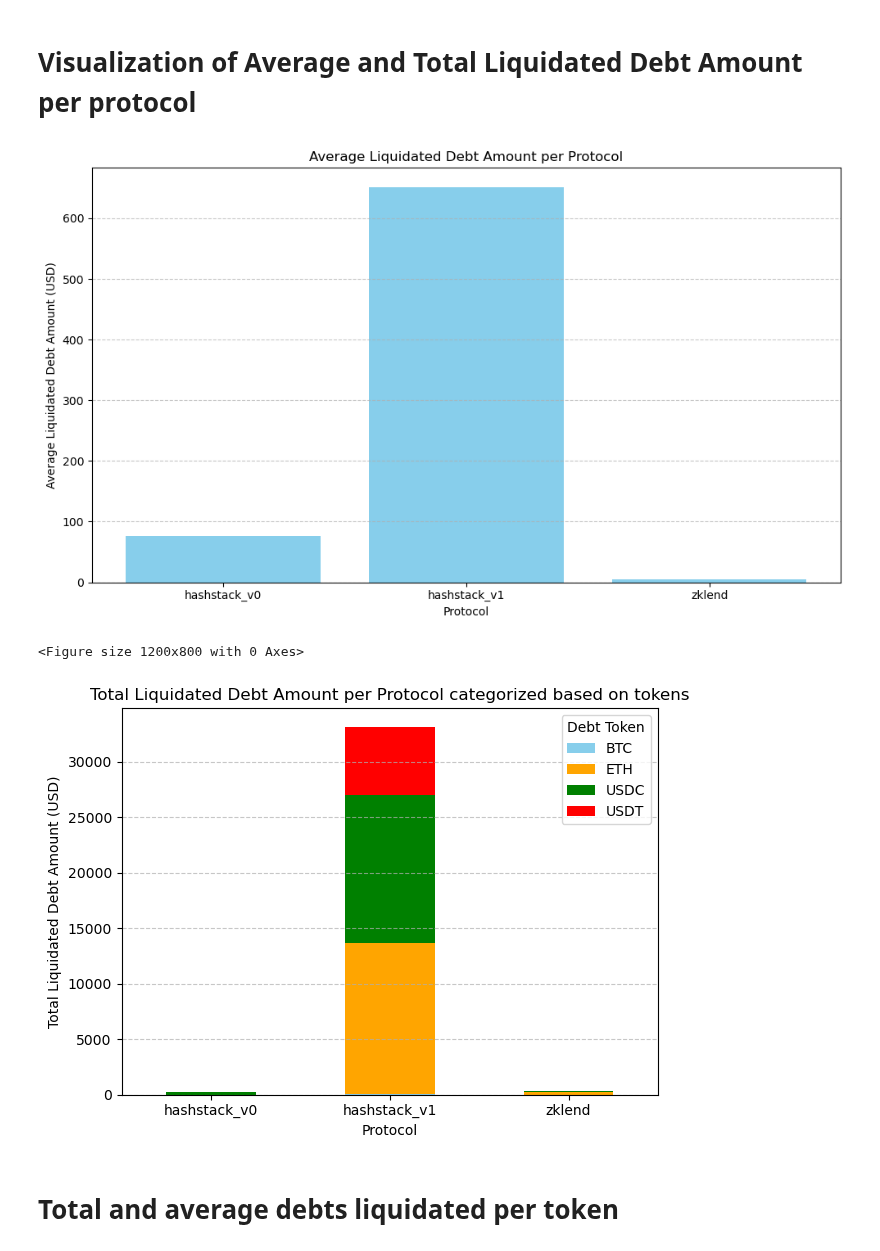
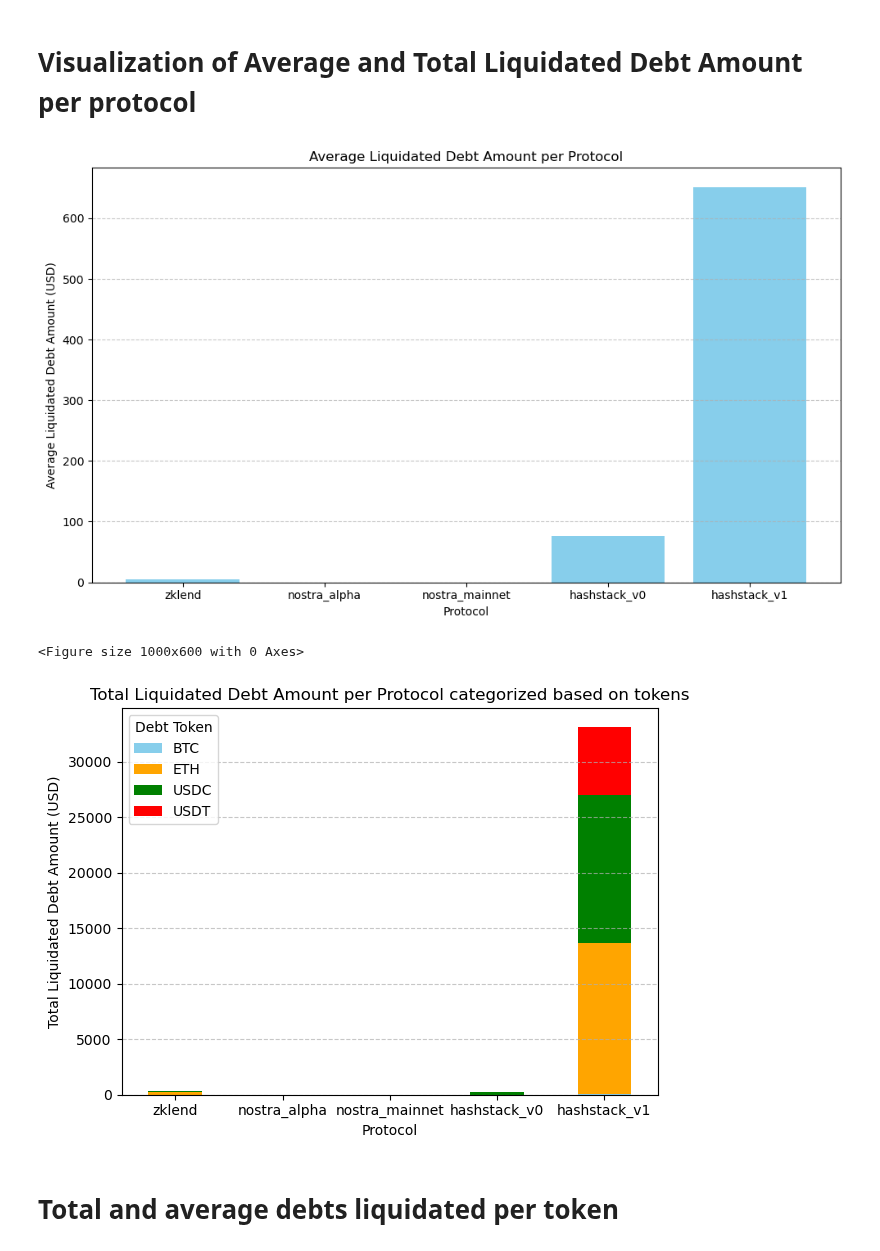
Before and after one commit to CarmineOptions/derisk-research, a Jupyter notebook: notebooks/Liquidators_data.ipynb, the cells around one changed output. Saved outputs shown, nothing was run; the diff lists cells and outputs as text; code cells hidden in the pictures.

```diff
--- a/notebooks/Liquidators_data.ipynb
+++ b/notebooks/Liquidators_data.ipynb
@@ -285,6 +334,12 @@ vertical_stack = pd.concat(
 # %%
 # Calculate the number of liquidations per protocol
 liquidation_counts = vertical_stack['Protocol'].value_counts()
+
+# List all protocols
+all_protocols = ['zklend', 'nostra_alpha', 'nostra_mainnet', 'hashstack_v0', 'hashstack_v1']
+# Reindex liquidation_counts to ensure all protocols are included, filling missing ones with zero
+liquidation_counts = liquidation_counts.reindex(all_protocols, fill_value=0)
+
 # Plot the number of liquidations per protocol
 plt.figure(figsize=(10, 6))
 liquidation_counts.plot(kind='bar', color='skyblue')
@@ -414,7 +473,17 @@ token_info = {
 }
 
 # Function to convert hex string to integer and calculate USD value
-def get_usd_amount(row):
+def get_usd_amount(row: pd.Series) -> float:
+    """
+    Convert hex string to integer, calculate the USD value based on token price.
+
+    Parameters:
+    row (pd.Series): A row from the DataFrame containing liquidation event data.
+
+    Returns:
+    float: The USD value of the debt amount.
+    """
+
     token = row['debt_token']
     decimal = token_info[token][1]
     face_amount = int(row['debt_face_amount'], 0) / (10**decimal)
@@ -516,50 +594,47 @@ USDT: 6157.5828832281595
 # %%
 # Calculate the average liquidated debt amount per protocol
 average_debt_per_protocol = vertical_stack_final.groupby('Protocol')['debt_usd_value'].mean()
+average_debt_per_protocol = average_debt_per_protocol.reindex(all_protocols, fill_value=0)
 
 # Calculate the total liquidated debt amount per protocol
 total_debt_per_protocol = vertical_stack_final.groupby('Protocol')['debt_usd_value'].sum()
+total_debt_per_protocol = total_debt_per_protocol.reindex(all_protocols, fill_value=0)
 
 # Plot average liquidated debt amount per protocol
 plt.figure(figsize=(10, 6))
 plt.bar(average_debt_per_protocol.index, average_debt_per_protocol.values, color='skyblue')
 plt.title('Average Liquidated Debt Amount per Protocol')
 plt.xlabel('Protocol')
 plt.ylabel('Average Liquidated Debt Amount (USD)')
 plt.xticks(rotation=0)
 plt.grid(axis='y', linestyle='--', alpha=0.7)
 plt.tight_layout()
 plt.show()
 
 # Aggregate the data by Protocol and debt_token
 aggregated_data = vertical_stack_final.groupby(['Protocol', 'debt_token'])['debt_usd_value'].sum().unstack().fillna(0)
+# Ensure all protocols are included in the index
+aggregated_data = aggregated_data.reindex(all_protocols, fill_value=0)
 
-# Define token info for names
-token_info = {
-    '0x49d36570d4e46f48e99674bd3fcc84644ddd6b96f7c741b1562b82f9e004dc7': "ETH",
-    '0x53c91253bc9682c04929ca02ed00b3e423f6710d2ee7e0d5ebb06f3ecf368a8': "USDC",
-    '0x68f5c6a61780768455de69077e07e89787839bf8166decfbf92b645209c0fb8': "USDT",
-    '0x3fe2b97c1fd336e750087d68b9b867997fd64a2661ff3ca5a7c771641e8e7ac': "BTC"
-}
-
+# prepares a dict of token addr to name map
+token_names = {key: value[0] for key, value in token_info.items()}
 # Rename columns to human-readable token names
-aggregated_data.rename(columns=token_info, inplace=True)
-
+aggregated_data.rename(columns=token_names, inplace=True)
 # Plot stacked bar plot
-plt.figure(figsize=(12, 8))
+plt.figure(figsize=(10, 6))
 aggregated_data.plot(kind='bar', stacked=True, color=['skyblue', 'orange', 'green', 'red'])
 plt.title('Total Liquidated Debt Amount per Protocol categorized based on tokens')
 plt.xlabel('Protocol')
 plt.ylabel('Total Liquidated Debt Amount (USD)')
 plt.legend(title='Debt Token')
 plt.xticks(rotation=0)
 plt.grid(axis='y', linestyle='--', alpha=0.7)
 plt.tight_layout()
 plt.show()
 # %% [output]
-[figure, old version]
+[figure, new version]
-<Figure size 1200x800 with 0 Axes>
+<Figure size 1000x600 with 0 Axes>
-[figure, old version]
+[figure, new version]
 # %% [markdown]
 # Total and average debts liquidated per token
 # %%
```
Also changed, not shown: parts of 15 cells of this notebook.
